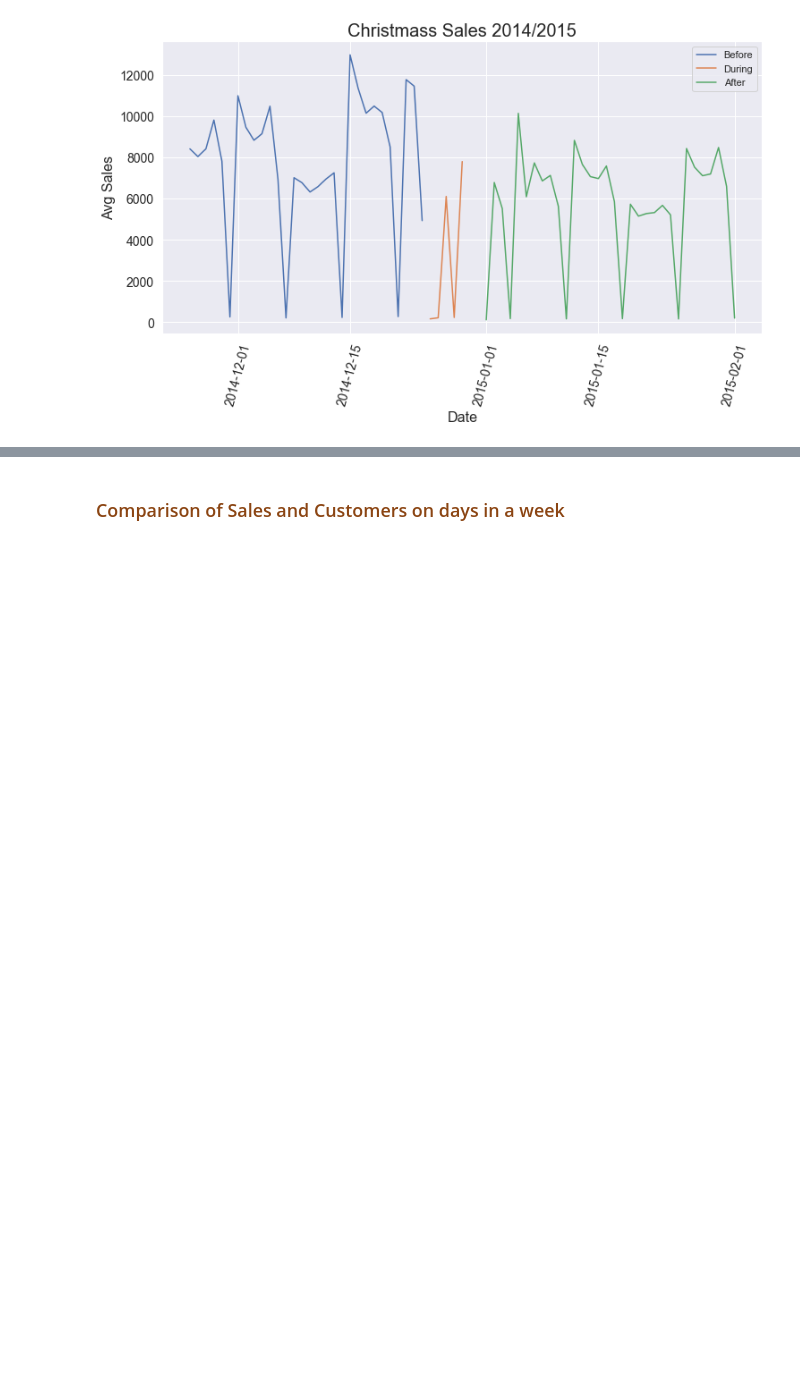
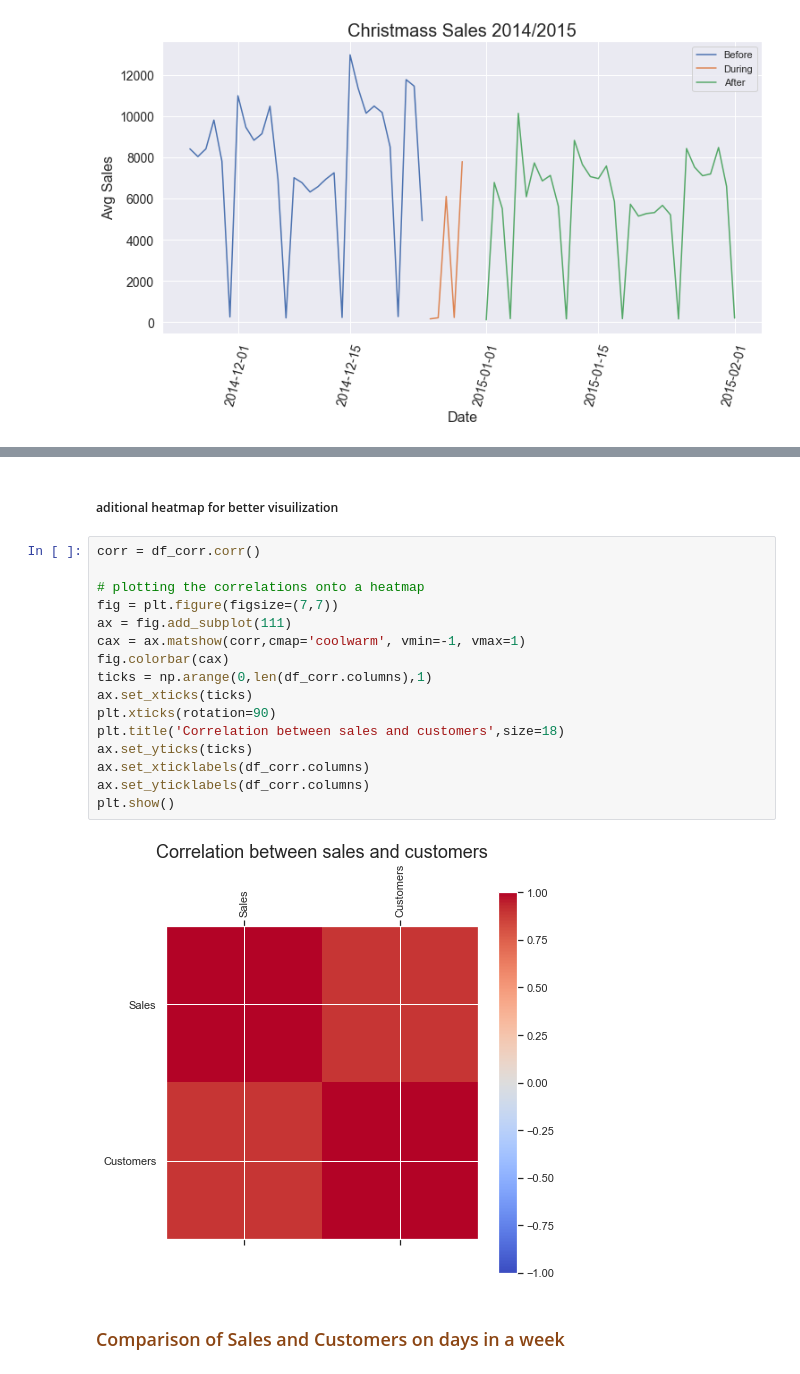
Before and after one commit to Melak2017/Pharmaceutical-Sales-Prediction-, a Jupyter notebook: notebooks/data_exploration.ipynb, the cells around one changed output, grey strips where cells are left out. Drawn from its saved outputs; the diff is of its cells as text; blank space fills up the shorter version.

```diff
--- a/notebooks/data_exploration.ipynb
+++ b/notebooks/data_exploration.ipynb
@@ -367,2 +389,22 @@ plt.show()
+# %% [markdown]
+##### aditional heatmap for better visuilization
+# %%
+corr = df_corr.corr()
+
+# plotting the correlations onto a heatmap
+fig = plt.figure(figsize=(7,7))
+ax = fig.add_subplot(111)
+cax = ax.matshow(corr,cmap='coolwarm', vmin=-1, vmax=1)
+fig.colorbar(cax)
+ticks = np.arange(0,len(df_corr.columns),1)
+ax.set_xticks(ticks)
+plt.xticks(rotation=90)
+plt.title('Correlation between sales and customers',size=18)
+ax.set_yticks(ticks)
+ax.set_xticklabels(df_corr.columns)
+ax.set_yticklabels(df_corr.columns)
+plt.show()
+# %% [output]
+[figure, added]
 # %% [markdown]
 ### <font color='saddlebrown'>Comparison of Sales and Customers on days in a week</font>
```
Also changed, not shown: parts of 3 cells of this notebook.
